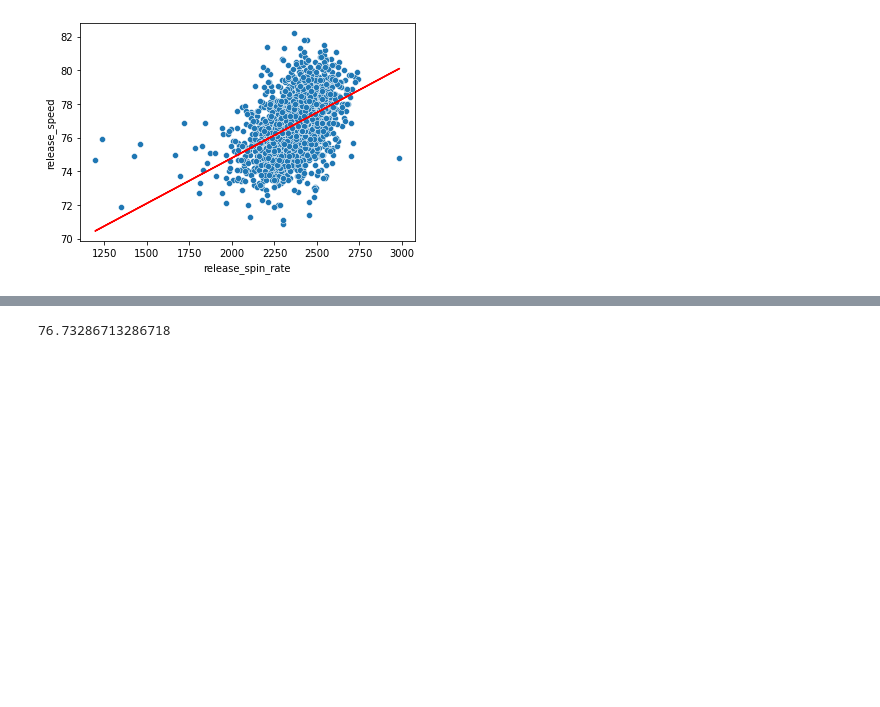
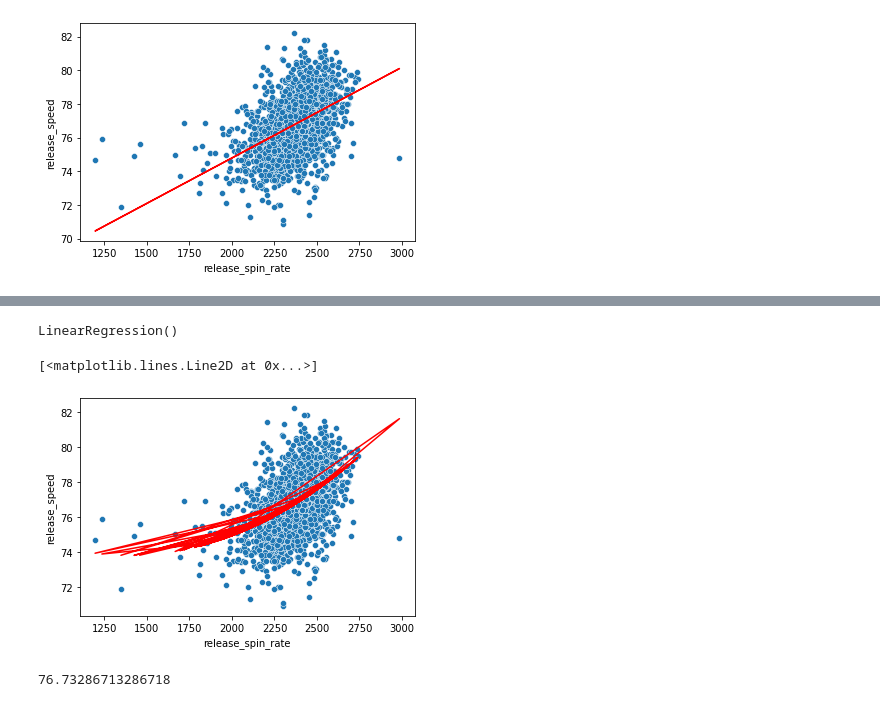
Before and after one commit to TheEvergreenStateCollege/week-3-chinchillabob, a Jupyter notebook: Gonzales_Marco.ipynb, the cells around one changed output, grey strips where cells are left out. Cells and saved outputs as stored; diff of their text form; code cells hidden in the pictures; blank space fills up the shorter version.

```diff
--- a/Gonzales_Marco.ipynb
+++ b/Gonzales_Marco.ipynb
@@ -70,3 +68,5 @@ plt.plot(CurveBalls['release_spin_rate'], predicted_speed, color='r')
 # %% [output]
 [<matplotlib.lines.Line2D at 0x...>]
 [figure]
+# %%
+CurveBalls['spin2'] = CurveBalls.apply(lambda row: row['release_spin_rate']**2, axis=1)
@@ -73,3 +90,14 @@ plt.plot(CurveBalls['release_spin_rate'], predicted_speed, color='r')
+# %%
+model.fit(X=CurveBalls[['release_spin_rate', 'spin2']].dropna(), y= CurveBalls['release_speed'].dropna())
+# %% [output]
+LinearRegression()
+# %%
+predicted_speed = model.predict(CurveBalls[['release_spin_rate', 'spin2']])
+sns.scatterplot(x='release_spin_rate', y = 'release_speed', data=CurveBalls)
+plt.plot(CurveBalls['release_spin_rate'], predicted_speed, color='r')
+# %% [output]
+[<matplotlib.lines.Line2D at 0x...>]
+[figure, added]
 # %%
 strike_Curve = CurveBalls[CurveBalls['type'] == 'S']
 np.mean(strike_Curve['release_speed'])
```
Also changed, not shown: parts of 7 cells of this notebook.
